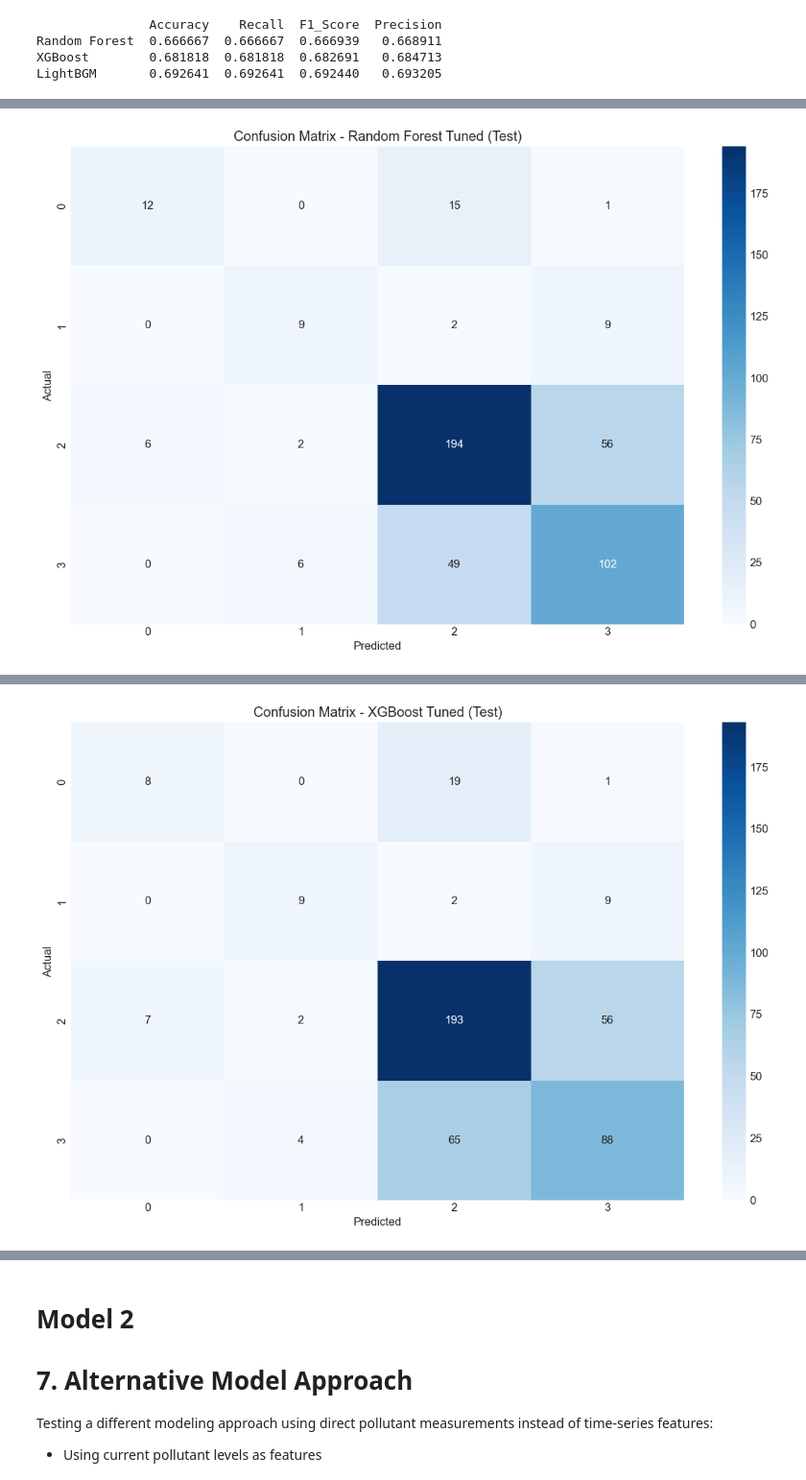
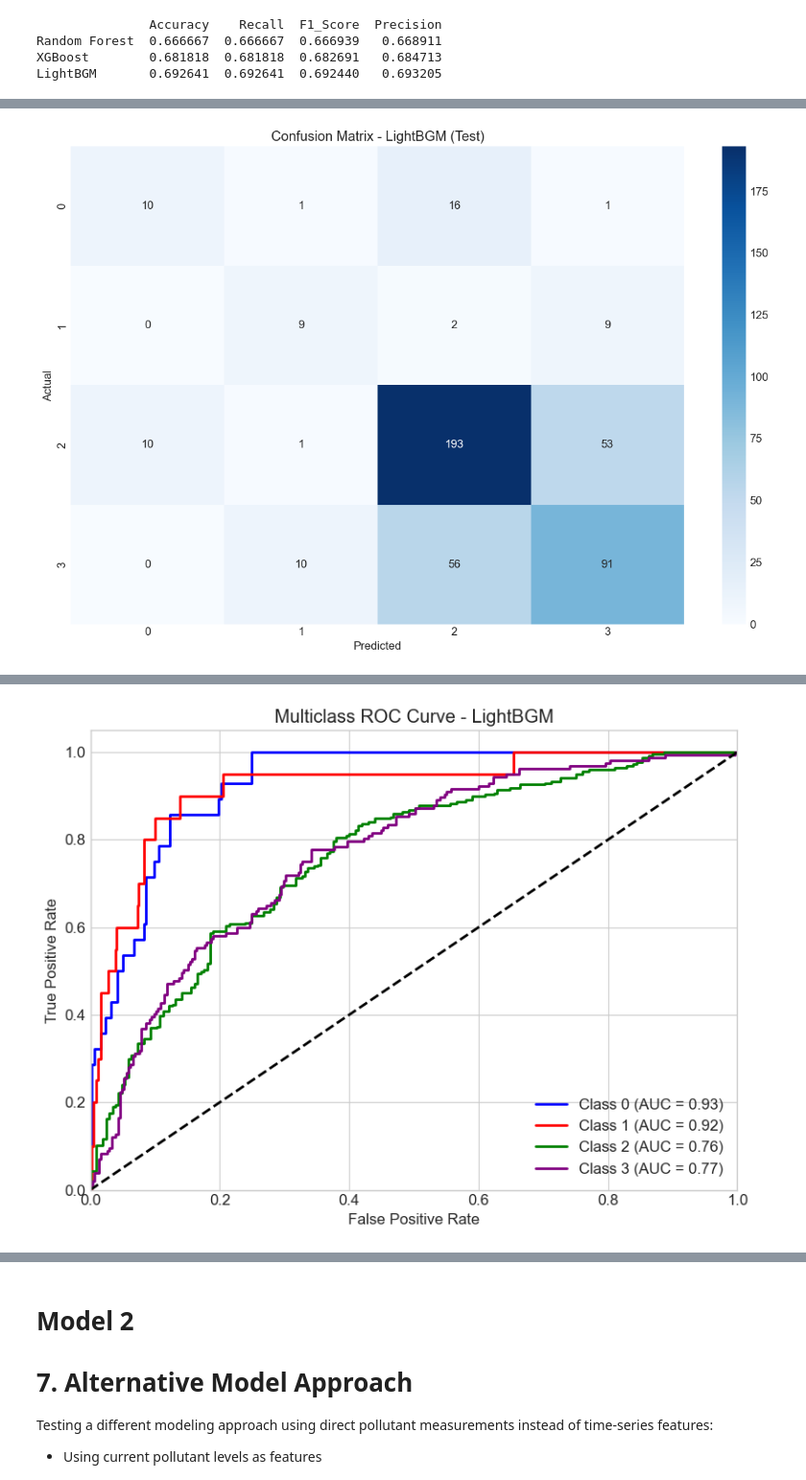
Before and after one commit to NandoG1/Model-Air-Quality-Index-in-Jakarta, a Jupyter notebook: model.ipynb, the cells around one changed output, grey strips where cells are left out. Shown at 96% size. Saved outputs shown, nothing was run; the diff lists cells and outputs as text; code cells hidden in the pictures.

```diff
--- a/model.ipynb
+++ b/model.ipynb
@@ -803,13 +731,11 @@ Best LightGBM params: {'colsample_bytree': 0.8, 'learning_rate': 0.1, 'max_depth
 # %%
-models = {
-    'Random Forest Tuned': grid_rf.best_estimator_,
-    'XGBoost Tuned': grid_xgb.best_estimator_,
+models_tuned = {
     'LightGBM Tuned': grid_lgb.best_estimator_
 }
 
 val_scores = {}
 
-for name, model in models.items():
+for name, model in models_tuned.items():
     print(f"\nEvaluating {name}...")
     y_val_pred = model.predict(X_val)
     y_val_proba = model.predict_proba(X_val)[:, 1]
@@ -856,0 +781,10 @@ LightGBM Tuned       0.712121  0.712121  0.708084   0.706778
+# %%
+for name, model in models_tuned.items():
+    y_val_pred = model.predict(X_val)
+
+    cm = confusion_matrix(y_val, y_val_pred)
+    disp = ConfusionMatrixDisplay(confusion_matrix=cm)
+
+    disp.plot(cmap=plt.cm.Blues)
+    plt.title(f"Confusion Matrix TUNED - {name}")
+    plt.show()
@@ -857,7 +836,8 @@ LightGBM Tuned       0.712121  0.712121  0.708084   0.706778
 # %%
+from itertools import cycle
 test_scores = {}
 
-def evaluate_model(model, X_val, y_val, X_test, y_test, model_name):
+def evaluate_model(model, X_test, y_test, model_name):
 
     y_test_pred = model.predict(X_test)
 
@@ -893,8 +873,52 @@ def evaluate_model(model, X_val, y_val, X_test, y_test, model_name):
     plt.tight_layout()
     plt.show()
 
+    if hasattr(model, "predict_proba"):
+        y_test_bin = label_binarize(y_test, classes=np.unique(y_test))
+        y_proba = model.predict_proba(X_test)
+        n_classes = y_test_bin.shape[1]
+
+        # ROC AUC score
+        try:
+            roc_auc = roc_auc_score(y_test_bin, y_proba, average='weighted', multi_class='ovr')
+            print(f"ROC AUC (weighted, OVR) - {model_name}: {roc_auc:.4f}")
+        except Exception as e:
+            print(f"Error menghitung ROC AUC untuk {model_name}: {e}")
+
+        # ROC Curve Plot
+        fpr = dict()
+        tpr = dict()
+        roc_auc_vals = dict()
+
+        for i in range(n_classes):
+            fpr[i], tpr[i], _ = roc_curve(y_test_bin[:, i], y_proba[:, i])
+            roc_auc_vals[i] = auc(fpr[i], tpr[i])
+
+        colors = cycle(['blue', 'red', 'green', 'purple', 'orange', 'brown'])
+
+        plt.figure(figsize=(8, 6))
+        for i, color in zip(range(n_classes), colors):
+            plt.plot(fpr[i], tpr[i], color=color, lw=2,
+                     label=f"Class {i} (AUC = {roc_auc_vals[i]:.2f})")
+
+        plt.plot([0, 1], [0, 1], 'k--', lw=2)
+        plt.xlim([0.0, 1.0])
+        plt.ylim([0.0, 1.05])
+        plt.xlabel('False Positive Rate')
+        plt.ylabel('True Positive Rate')
+        plt.title(f'Multiclass ROC Curve - {model_name}')
+        plt.legend(loc="lower right")
+        plt.grid(True)
+        plt.tight_layout()
+        plt.show()
+
+    else:
+        print(f"Model {model_name} tidak support predict_proba, ROC Curve tidak dapat ditampilkan.")
+
+
 
 for i, model in models.items():
-    evaluate_model(model, X_val, y_val, X_test, y_test, i)
+    if i == "LightBGM":
+        evaluate_model(model, X_test, y_test, i)
 # %% [output]
 === TEST SET METRICS ===
@@ -915 +939 @@ weighted avg       0.68      0.68      0.68       463
-[figure, old version]
+[figure, new version]
@@ -931 +941 @@ weighted avg       0.64      0.64      0.64       463
-[figure, old version]
+[figure, new version]
```
Also changed, not shown: parts of 64 cells of this notebook.
